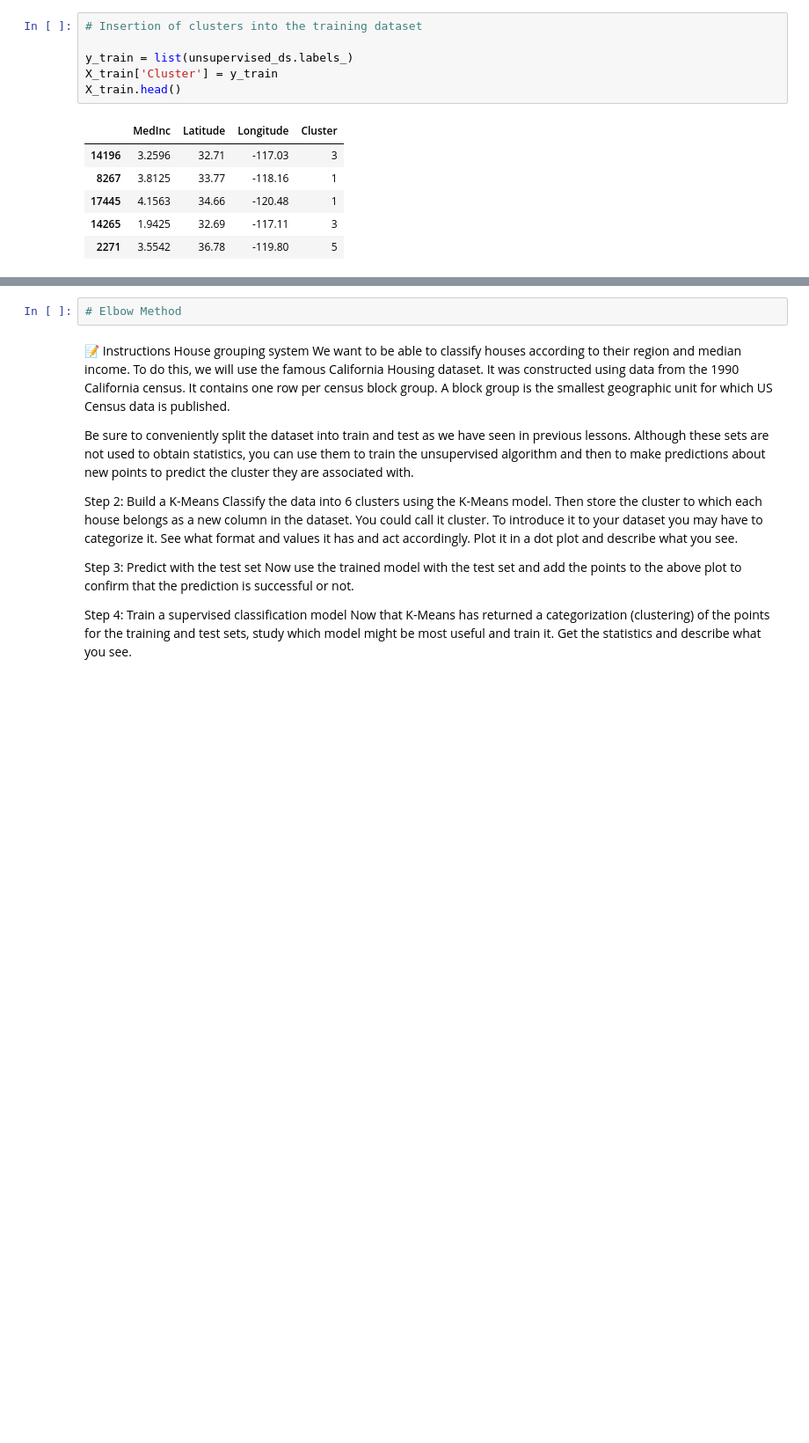
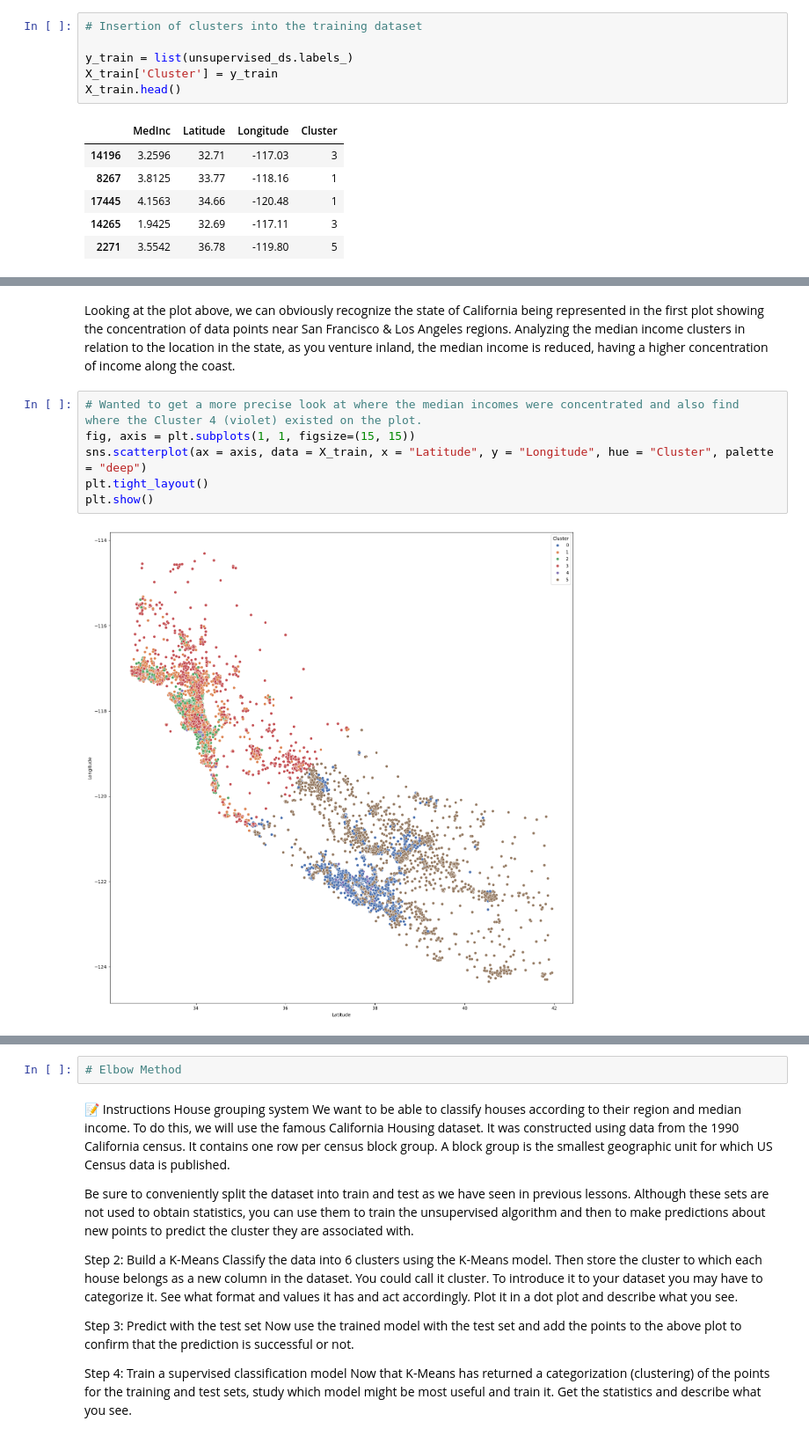
Before and after one commit to 4GeeksAcademy/Kransky_85_Unsupervised-learning-project, a Jupyter notebook: src/explore.ipynb, the cells around one changed output, grey strips where cells are left out. Shown at 88% size. Saved outputs shown, nothing was run; the diff lists cells and outputs as text; blank space fills up the shorter version.

```diff
--- a/src/explore.ipynb
+++ b/src/explore.ipynb
@@ -91,3 +91,13 @@ plt.tight_layout()
 plt.show()
 # %% [output]
 [figure]
+# %% [markdown]
+Looking at the plot above, we can obviously recognize the state of California being represented in the first plot showing the concentration of data points near San Francisco & Los Angeles regions.  Analyzing the median income clusters in relation to the location in the state, as you venture inland, the median income is reduced, having a higher concentration of income along the coast.
+# %%
+# Wanted to get a more precise look at where the median incomes were concentrated and also find where the Cluster 4 (violet) existed on the plot.
+fig, axis = plt.subplots(1, 1, figsize=(15, 15))
+sns.scatterplot(ax = axis, data = X_train, x = "Latitude", y = "Longitude", hue = "Cluster", palette = "deep")
+plt.tight_layout()
+plt.show()
+# %% [output]
+[figure, added]
```
Also changed, not shown: parts of 9 cells of this notebook.
